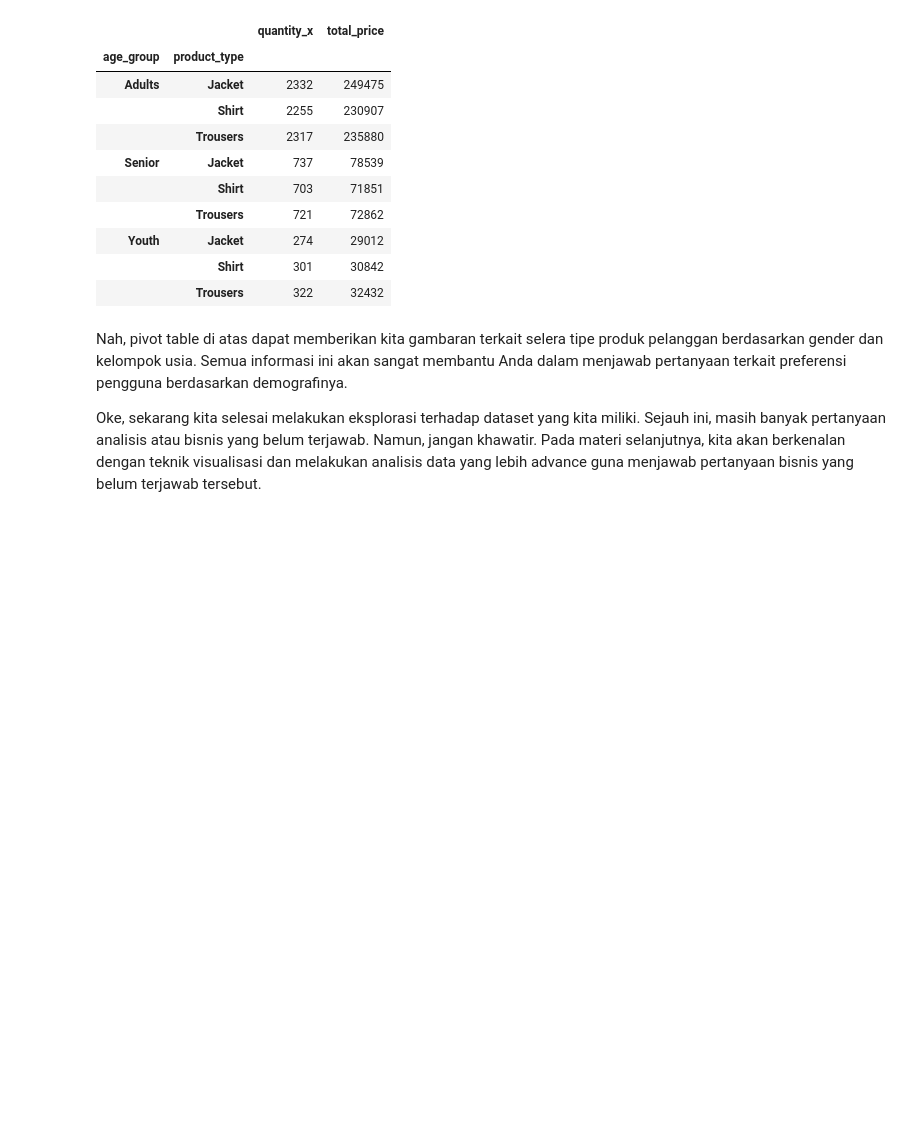
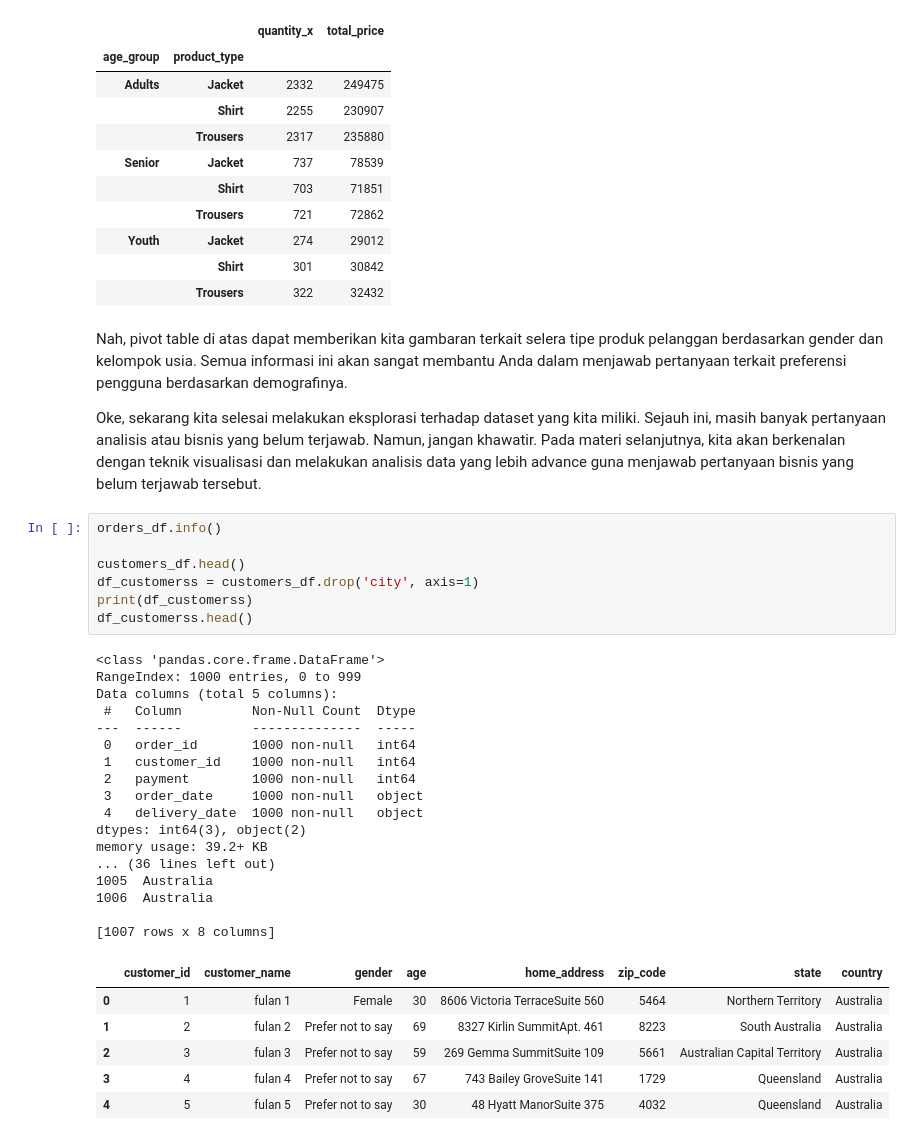
Before and after one commit to zhavei/proyek_analisis_data, a Jupyter notebook: exploratory_data_analysis.ipynb, the cells around one changed output. Saved outputs shown, nothing was run; the diff lists cells and outputs as text; blank space fills up the shorter version.

```diff
--- a/exploratory_data_analysis.ipynb
+++ b/exploratory_data_analysis.ipynb
@@ -518,3 +497,34 @@ all_df.groupby(by=["age_group", "product_type"]).agg({
 Nah, pivot table di atas dapat memberikan kita gambaran terkait selera tipe produk pelanggan berdasarkan gender dan kelompok usia. Semua informasi ini akan sangat membantu Anda dalam menjawab pertanyaan terkait preferensi pengguna berdasarkan demografinya.
 
 Oke, sekarang kita selesai melakukan eksplorasi terhadap dataset yang kita miliki. Sejauh ini, masih banyak pertanyaan analisis atau bisnis yang belum terjawab. Namun, jangan khawatir. Pada materi selanjutnya, kita akan berkenalan dengan teknik visualisasi dan melakukan analisis data yang lebih advance guna menjawab pertanyaan bisnis yang belum terjawab tersebut.
+# %%
+orders_df.info()
+
+customers_df.head()
+df_customerss = customers_df.drop('city', axis=1)
+print(df_customerss)
+df_customerss.head()
+# %% [output]
+<class 'pandas.core.frame.DataFrame'>
+RangeIndex: 1000 entries, 0 to 999
+Data columns (total 5 columns):
+ #   Column         Non-Null Count  Dtype
+---  ------         --------------  -----
+ 0   order_id       1000 non-null   int64
+ 1   customer_id    1000 non-null   int64
+ 2   payment        1000 non-null   int64
+ 3   order_date     1000 non-null   object
+ 4   delivery_date  1000 non-null   object
+dtypes: int64(3), object(2)
+memory usage: 39.2+ KB
+... (36 lines left out)
+1005  Australia
+1006  Australia
+
+[1007 rows x 8 columns]
+|  | customer_id | customer_name | gender | age | home_address | zip_code | state | country |
+| 0 | 1 | fulan 1 | Female | 30 | 8606 Victoria TerraceSuite 560 | 5464 | Northern Territory | Australia |
+| 1 | 2 | fulan 2 | Prefer not to say | 69 | 8327 Kirlin SummitApt. 461 | 8223 | South Australia | Australia |
+| 2 | 3 | fulan 3 | Prefer not to say | 59 | 269 Gemma SummitSuite 109 | 5661 | Australian Capital Territory | Australia |
+| 3 | 4 | fulan 4 | Prefer not to say | 67 | 743 Bailey GroveSuite 141 | 1729 | Queensland | Australia |
+| 4 | 5 | fulan 5 | Prefer not to say | 30 | 48 Hyatt ManorSuite 375 | 4032 | Queensland | Australia |
```
Also changed, not shown: parts of 1 cell of this notebook, 2 other files.
